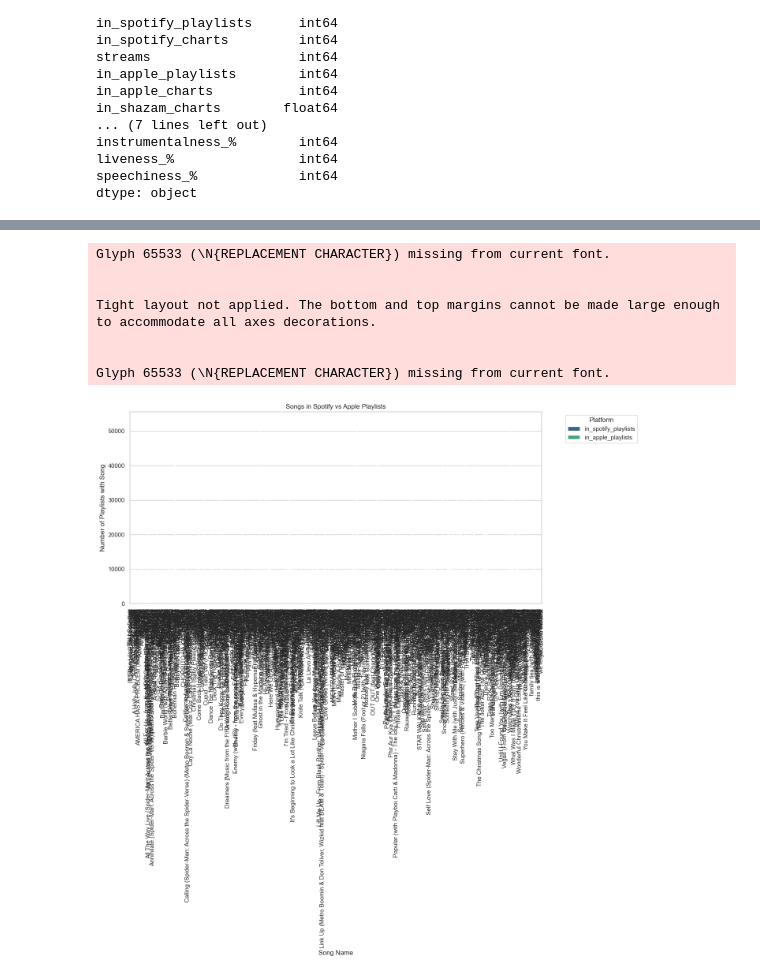
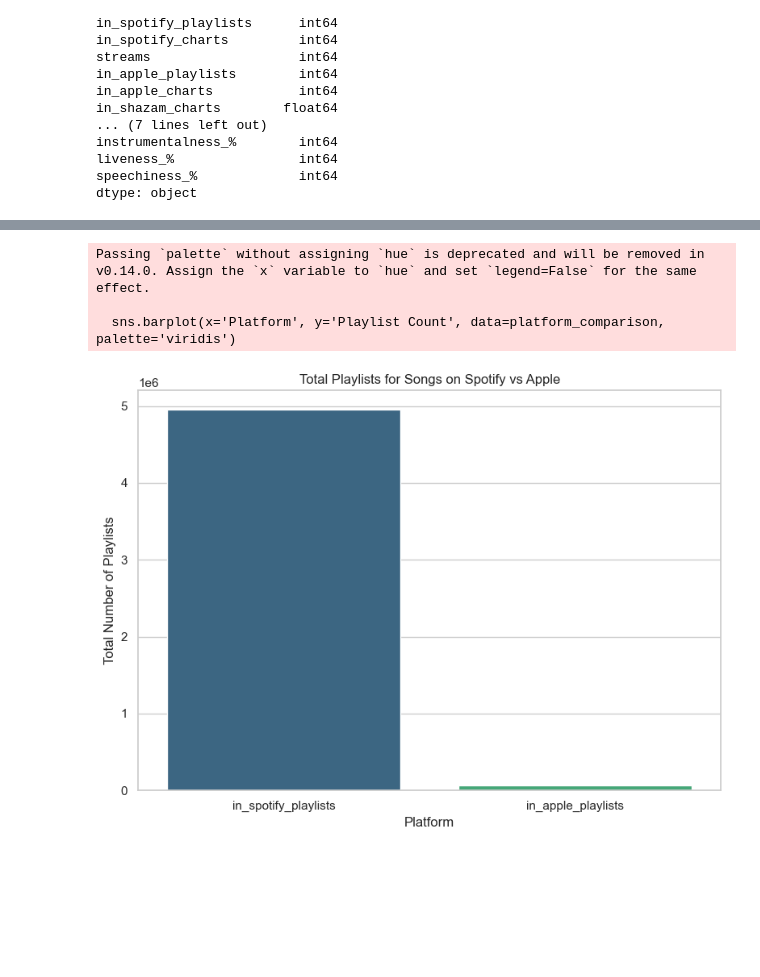
Before and after one commit to Nalfrey/Project3, a Jupyter notebook: spotify_2023.ipynb, the cells around one changed output, grey strips where cells are left out. Saved outputs shown, nothing was run; the diff lists cells and outputs as text; code cells hidden in the pictures; blank space fills up the shorter version.

```diff
--- a/spotify_2023.ipynb
+++ b/spotify_2023.ipynb
@@ -78,17 +78,22 @@ dtype: object
 # %%
 #create visualization for top 10-25 songs with hover of track name, artist, and # of song streams
 # Fufills requirement your final visualization should ideally include at least three views
+import plotly.express as px
+
+# Create a DataFrame for the top 10 songs by streams
 top_songs_df = spotify_2023_df.groupby(['track_name', 'artist(s)_name'])['streams'].sum().reset_index()
-top_songs_df = top_songs_df.sort_values(by='streams', ascending=False).head(10)
+top_songs_df = top_songs_df.sort_values(by='streams', ascending=False).head(10)  # Adjust to 10-25 songs
 
-sns.set(style="whitegrid")
+# Create a Plotly bar chart with hover functionality
+fig = px.bar(top_songs_df,
+             x='streams',
+             y='track_name',
+             color='artist(s)_name',
+             hover_data={'track_name': True, 'artist(s)_name': True, 'streams': True},
+             labels={'streams': 'Streams (Billions)', 'track_name': 'Song Name', 'artist(s)_name': 'Artist'},
+             title="Top 10 Songs by # of Streams")
 
-plt.figure(figsize=(10, 6))
-sns.barplot(x='streams', y='track_name', data=top_songs_df, hue='artist(s)_name', palette='viridis')
-plt.title("Top 10 Songs by # of Streams")
-plt.xlabel('Streams (Billions)')
-plt.ylabel('Song Name')
-plt.legend(title='Artist', bbox_to_anchor=(1.05, 1), loc='upper left')
-plt.tight_layout()  # Adjust layout to prevent clipping
-plt.show()
+# Show the plot
+fig.update_layout(barmode='stack', showlegend=True)
+fig.show()
 # %% [output]
@@ -112,32 +119,27 @@ Passing `palette` without assigning `hue` is deprecated and will be removed in v
 # %%
 #create visualization of spotify vs apple playlist(s)
 # Fufills requirement your final visualization should ideally include at least three views
-#playlist_comparison = spotify_2023_df.groupby(['track_name', 'in_spotify_playlists', 'in_apple_playlists']).copy()
 playlist_comparison = spotify_2023_df.groupby('track_name').agg({
     'in_spotify_playlists': 'sum',
     'in_apple_playlists': 'sum',
 }).reset_index()
+platform_comparison = playlist_comparison[['in_spotify_playlists', 'in_apple_playlists']].sum().reset_index()
+platform_comparison.columns = ['Platform', 'Playlist Count']
 
-plt.figure(figsize=(12,6))
-playlist_comparison_melted = playlist_comparison.melt(id_vars='track_name', value_vars=['in_spotify_playlists', 'in_apple_playlists'],
-                                                     var_name='Platform', value_name='Playlist Count')
-sns.barplot(x='track_name', y='Playlist Count', hue='Platform', data=playlist_comparison_melted , palette='viridis')
-plt.title("Songs in Spotify vs Apple Playlists")
-plt.xlabel('Song Name')
-plt.ylabel('Number of Playlists with Song')
-plt.xticks(rotation=90)
-plt.legend(title='Platform', bbox_to_anchor=(1.05, 1), loc='upper left')
+plt.figure(figsize=(8,6))
+sns.barplot(x='Platform', y='Playlist Count', data=platform_comparison, palette='viridis')
+plt.title("Total Playlists for Songs on Spotify vs Apple")
+plt.xlabel('Platform')
+plt.ylabel('Total Number of Playlists')
 plt.tight_layout()
 plt.show()
+
+#Probably better as a pychart
 # %% [output]
-Glyph 65533 (\N{REPLACEMENT CHARACTER}) missing from current font.
+Passing `palette` without assigning `hue` is deprecated and will be removed in v0.14.0. Assign the `x` variable to `hue` and set `legend=False` for the same effect.
 
-
-Tight layout not applied. The bottom and top margins cannot be made large enough to accommodate all axes decorations.
-
-
-Glyph 65533 (\N{REPLACEMENT CHARACTER}) missing from current font.
+  sns.barplot(x='Platform', y='Playlist Count', data=platform_comparison, palette='viridis')
-[figure, old version]
+[figure, new version]
 # %%
 #create dropdown menu with filters - by (decide on this) top 10 streams(???)
 #Fulfills requirement Your project must include some level of user-driven interaction
```
Also changed, not shown: parts of 2 cells of this notebook.
